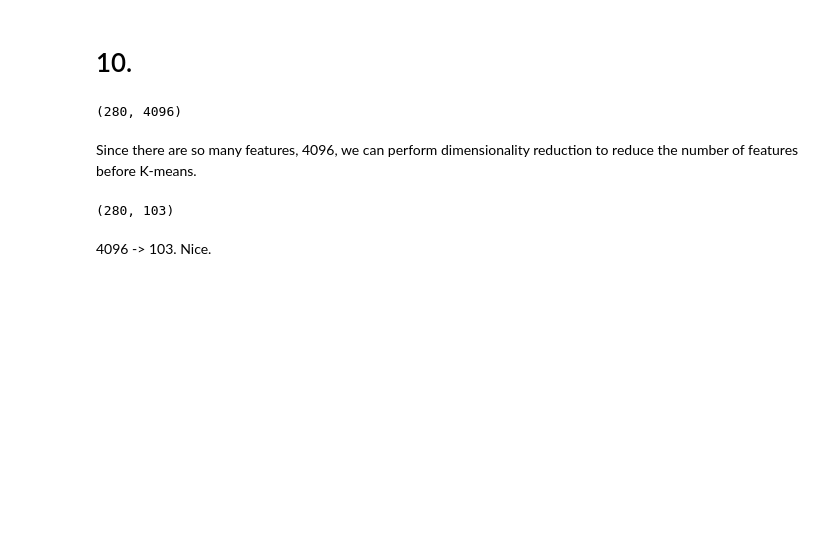
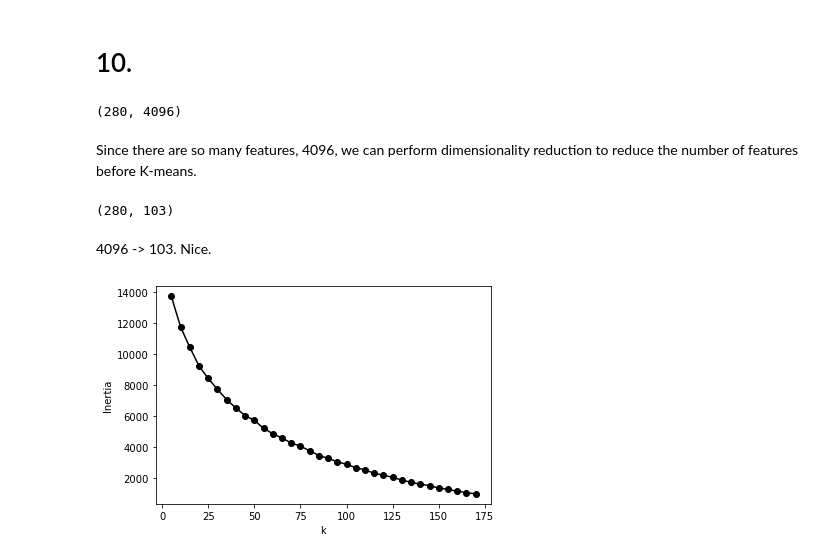
Before and after one commit to JieHengYu/ML-Algorithms, a Jupyter notebook: ML Python/Chapter 9/Exercises.ipynb, the cells around one changed output. Drawn from its saved outputs; the diff is of its cells as text; code cells hidden in the pictures; blank space fills up the shorter version.

```diff
--- a/ML Python/Chapter 9/Exercises.ipynb
+++ b/ML Python/Chapter 9/Exercises.ipynb
@@ -62,3 +62,18 @@ X_train_reduced.shape
 4096 -> 103. Nice.
 # %%
 from sklearn.cluster import KMeans
+%matplotlib inline
+import matplotlib.pyplot as plt
+
+kmeans_per_k = []
+for k in range(5, 175, 5):
+    kmeans = KMeans(n_clusters = k).fit(X_train_reduced)
+    kmeans_per_k.append(kmeans)
+
+inertias_per_k = [model.inertia_ for model in kmeans_per_k]
+plt.plot(range(5, 175, 5), inertias_per_k, "ko-")
+plt.xlabel("k")
+plt.ylabel("Inertia")
+plt.show()
+# %% [output]
+[figure, added]
```
Also changed, not shown: parts of 37 cells of this notebook.
